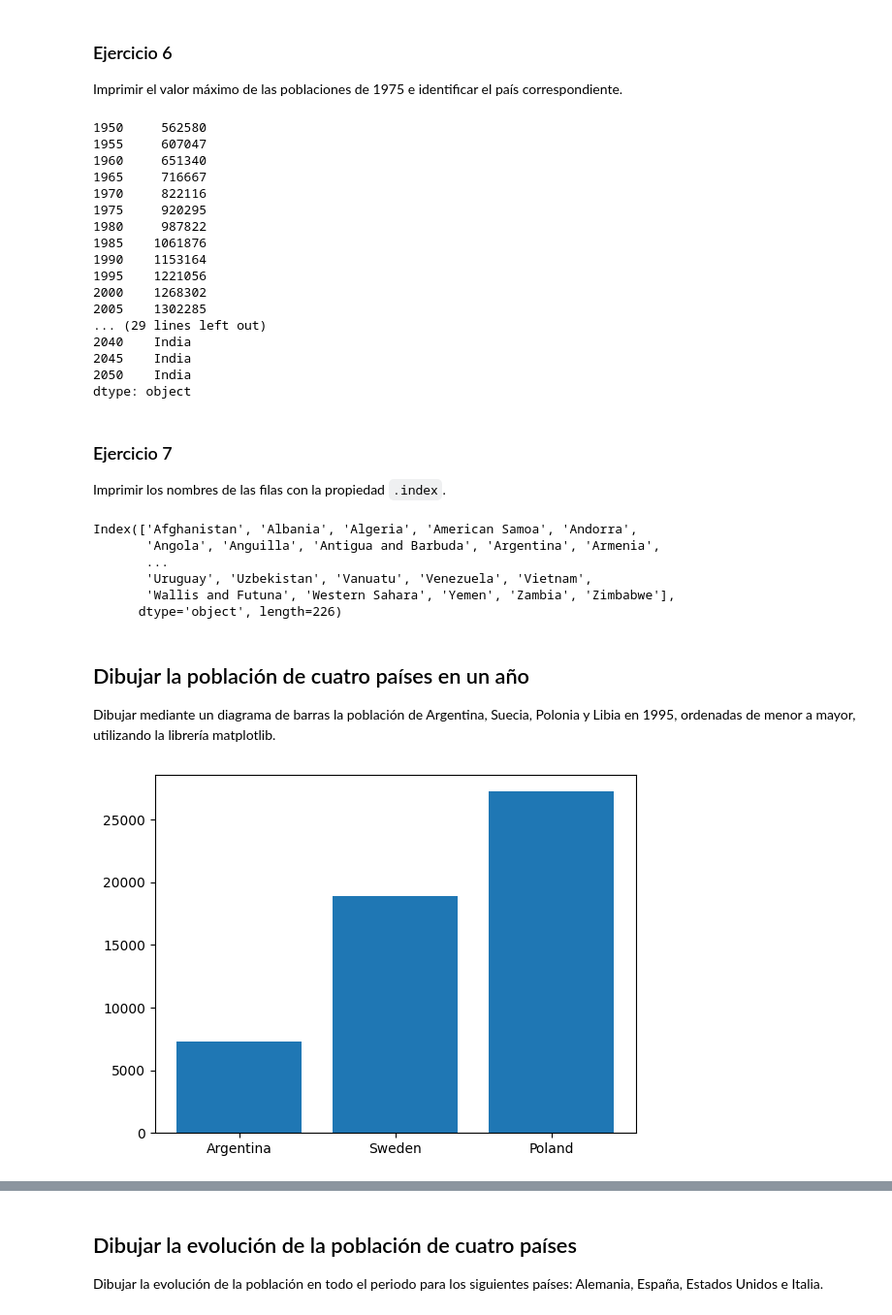
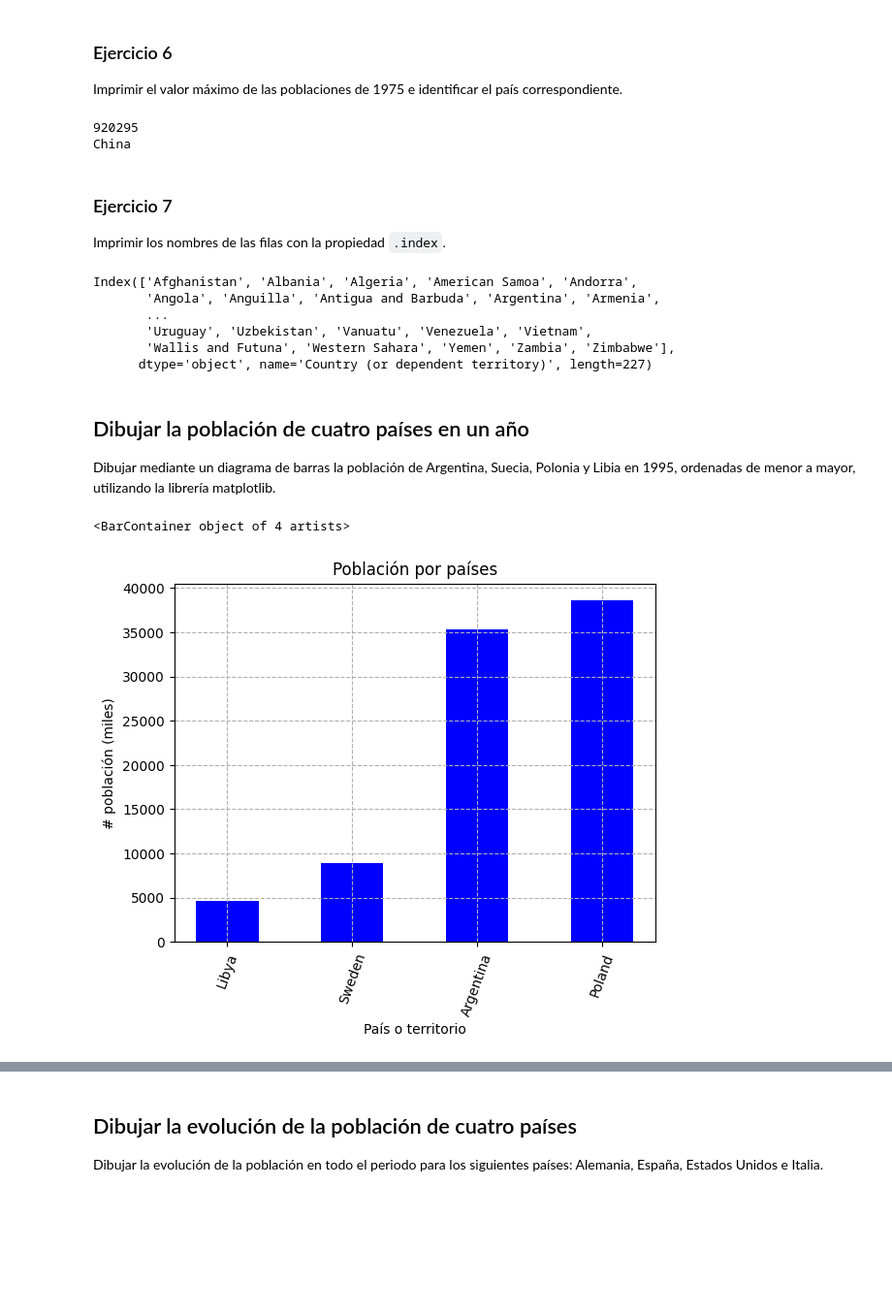
Before and after one commit to juanluserra/master_bigdata, a Jupyter notebook: VISUALIZACION DE DATOS/VD-Practica1.ipynb, the cells around one changed output, grey strips where cells are left out. Shown: that part at 97% size. Saved outputs shown, nothing was run; the diff lists cells and outputs as text; code cells hidden in the pictures; blank space fills up the shorter version.

```diff
--- a/VISUALIZACION DE DATOS/VD-Practica1.ipynb
+++ b/VISUALIZACION DE DATOS/VD-Practica1.ipynb
@@ -59,13 +59,13 @@ new_valid_data = valid_data.copy()
 for k in range(3):
     new_valid_data[k] = new_valid_data[k].set_index(new_valid_data[k].columns[0])
 
-data = pd.concat(new_valid_data, axis=1, join="inner")
+data = pd.concat(new_valid_data, axis=1)
 
 # Imprimimos las primeras filas a modo de comprobación, mediante head()
-data.head()
+print(data.head())
 
 # Generamos una lista con las etiquetas de las columnas del DataFrame, mediante list()
-print(list(data.columns))
+list(data.columns)
 
 # Seleccionamos de la cabecera las columnas correspondientes a las fechas mediante isnumeric()
 # Las guardamos en una lista
@@ -77,6 +77,5 @@ numeric_columns = data.columns[numeric_columns_bool]
 # Leemos la tabla por fechas y la almacenamos para su uso
 # Imprimimos para verificar que es correcto
 data = data[numeric_columns]
-data.index.name = None
-print(data.head())
+data
 # %% [output]
@@ -195,29 +211,13 @@ if "World" in data.index:
     data = data.drop("World", axis=0)
 
 # Utilizamos la función max() para calcular el máximo
-print(data.max())
-print()
+print(data["1975"].max())
 
 # Utilizamos idxmax() para identificar el país que corresponde al valor máximo
-print(data.idxmax())
+print(data["1975"].idxmax())
 # %% [output]
-1950     562580
-1955     607047
-1960     651340
-1965     716667
-1970     822116
-1975     920295
-1980     987822
-1985    1061876
-1990    1153164
-1995    1221056
-2000    1268302
-2005    1302285
-... (29 lines left out)
-2040    India
-2045    India
-2050    India
-dtype: object
+920295
+China
 # %% [markdown]
 ### Ejercicio 7
 
@@ -231,20 +231,28 @@ Index(['Afghanistan', 'Albania', 'Algeria', 'American Samoa', 'Andorra',
        ...
        'Uruguay', 'Uzbekistan', 'Vanuatu', 'Venezuela', 'Vietnam',
        'Wallis and Futuna', 'Western Sahara', 'Yemen', 'Zambia', 'Zimbabwe'],
-      dtype='object', length=226)
+      dtype='object', name='Country (or dependent territory)', length=227)
 # %% [markdown]
 ## Dibujar la población de cuatro países en un año
 
 Dibujar mediante un diagrama de barras la población de Argentina, Suecia, Polonia y Libia en 1995, ordenadas de menor a mayor, utilizando la librería matplotlib.
 # %%
 # Mediante la función plt.bar() de matplotlib
-countries = ["Argentina", "Sweden", "Poland"]
-dates = ["1955"]
+countries = ["Argentina", "Sweden", "Poland", "Libya"]
+dates = ["1995"]
 data_plot = data.loc[countries, dates]
-data_plot = data_plot.sort_values(by="1955")
-plt.bar(countries, data_plot["1955"]);
+data_plot = data_plot.sort_values(by="1995")
+countries = data_plot.index
+
+plt.grid(ls="--")
+plt.xticks(rotation=70)
+plt.title("Población por países")
+plt.ylabel("# población (miles)")
+plt.xlabel("País o territorio")
+plt.bar(countries, data_plot["1995"], width=.5, color="blue")
 # %% [output]
+<BarContainer object of 4 artists>
-[figure, old version]
+[figure, new version]
 # %%
 # Mediante la función .plot() de pandas
 
```
Also changed, not shown: parts of 12 cells of this notebook, 2 other files.
